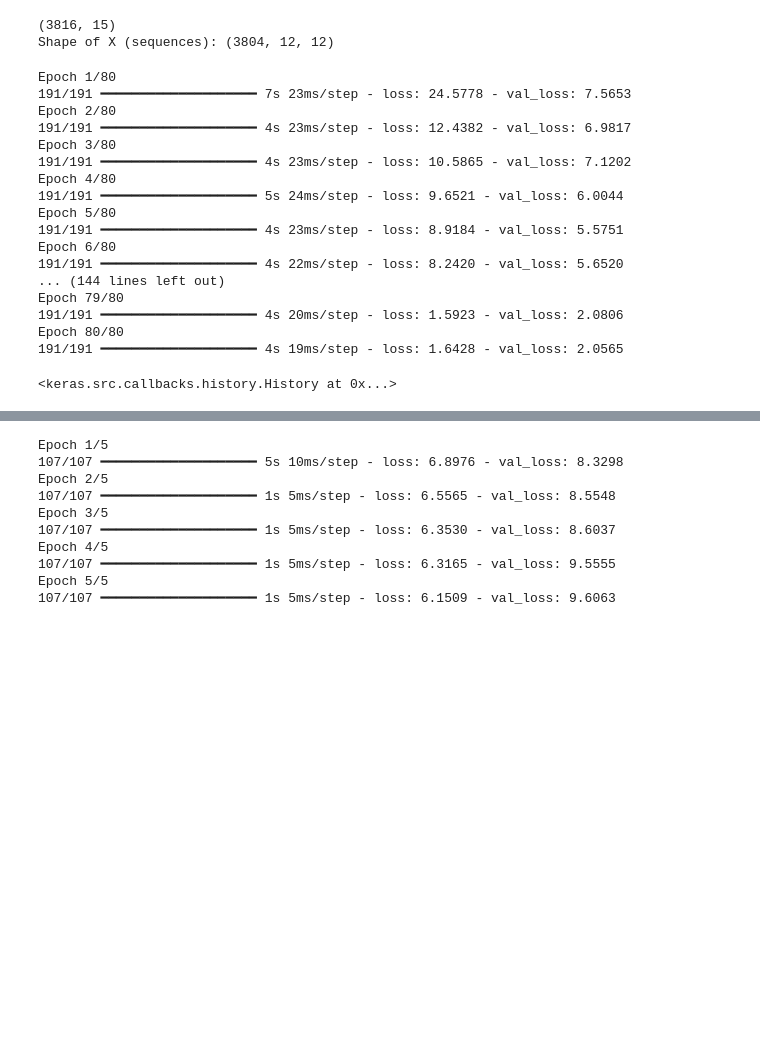
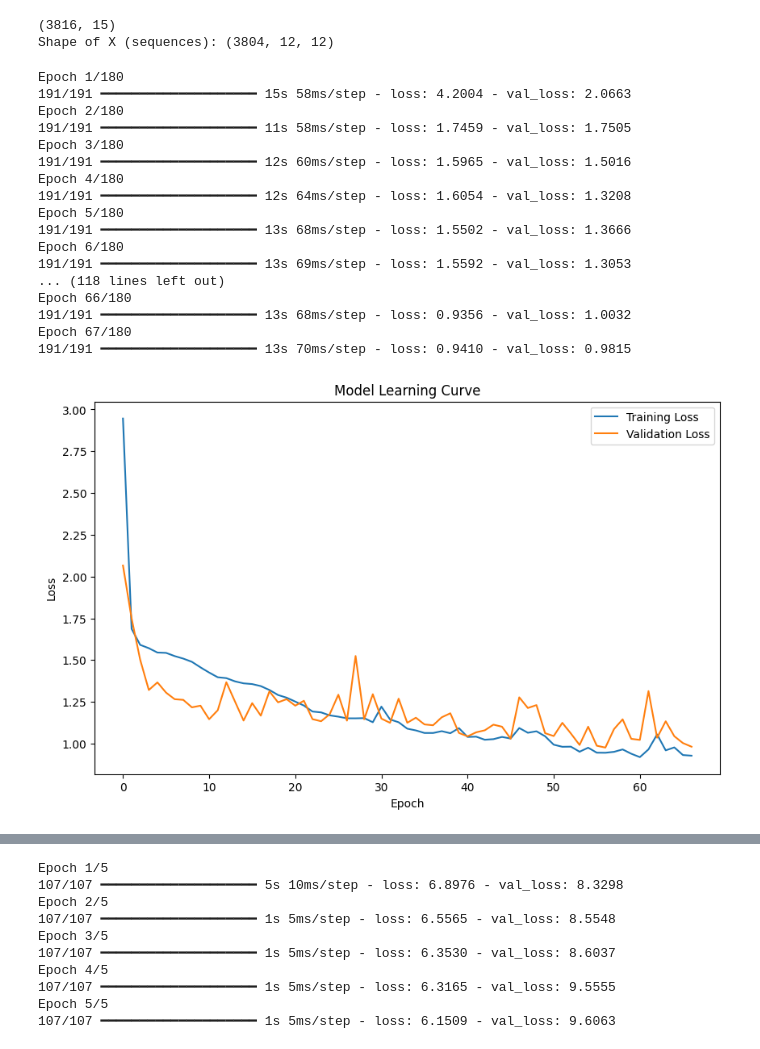
Before and after one commit to malcolmdzimati/Contextual-Behavioural-Biometrics, a Jupyter notebook: data_prep/behavioral_biometrics.ipynb, the cells around one changed output, grey strips where cells are left out. Cells and saved outputs as stored; diff of their text form; code cells hidden in the pictures; blank space fills up the shorter version.

```diff
--- a/data_prep/behavioral_biometrics.ipynb
+++ b/data_prep/behavioral_biometrics.ipynb
@@ -352,27 +368,47 @@ def create_lstm_autoencoder(timesteps, n_features, latent_dim):
 # Instantiate and compile the model
 latent_dim = 32
 global_autoencoder = create_lstm_autoencoder(SEQ_LENGTH, X.shape[2], latent_dim)
-global_autoencoder.compile(optimizer=Adam(learning_rate=0.001), loss='mse')
+lr_schedule = ExponentialDecay(
+    initial_learning_rate=0.001, decay_steps=10000, decay_rate=0.9
+)
+
+# Compile with Adam and learning rate scheduler
+global_autoencoder.compile(optimizer=Adam(learning_rate=lr_schedule), loss='mae')
+
+# Optionally add Early Stopping for training
+early_stopping = EarlyStopping(monitor='val_loss', patience=10, restore_best_weights=True)
 
 # Assuming 'global_transaction_data' is the dataset for general training (preprocessed)
 # Train the global model
-global_autoencoder.fit(X, X, epochs=80, batch_size=16, validation_split=0.2)
+histogram_global = global_autoencoder.fit(X, X, epochs=180, batch_size=16, validation_split=0.2, callbacks=[early_stopping])
 # %% [output]
-Epoch 1/80
-191/191 ━━━━━━━━━━━━━━━━━━━━ 7s 23ms/step - loss: 24.5778 - val_loss: 7.5653
-Epoch 2/80
-191/191 ━━━━━━━━━━━━━━━━━━━━ 4s 23ms/step - loss: 12.4382 - val_loss: 6.9817
-Epoch 3/80
-191/191 ━━━━━━━━━━━━━━━━━━━━ 4s 23ms/step - loss: 10.5865 - val_loss: 7.1202
-Epoch 4/80
-191/191 ━━━━━━━━━━━━━━━━━━━━ 5s 24ms/step - loss: 9.6521 - val_loss: 6.0044
-Epoch 5/80
-191/191 ━━━━━━━━━━━━━━━━━━━━ 4s 23ms/step - loss: 8.9184 - val_loss: 5.5751
-Epoch 6/80
-191/191 ━━━━━━━━━━━━━━━━━━━━ 4s 22ms/step - loss: 8.2420 - val_loss: 5.6520
-... (144 lines left out)
-Epoch 79/80
-191/191 ━━━━━━━━━━━━━━━━━━━━ 4s 20ms/step - loss: 1.5923 - val_loss: 2.0806
-Epoch 80/80
-191/191 ━━━━━━━━━━━━━━━━━━━━ 4s 19ms/step - loss: 1.6428 - val_loss: 2.0565
+Epoch 1/180
+191/191 ━━━━━━━━━━━━━━━━━━━━ 15s 58ms/step - loss: 4.2004 - val_loss: 2.0663
+Epoch 2/180
+191/191 ━━━━━━━━━━━━━━━━━━━━ 11s 58ms/step - loss: 1.7459 - val_loss: 1.7505
+Epoch 3/180
+191/191 ━━━━━━━━━━━━━━━━━━━━ 12s 60ms/step - loss: 1.5965 - val_loss: 1.5016
+Epoch 4/180
+191/191 ━━━━━━━━━━━━━━━━━━━━ 12s 64ms/step - loss: 1.6054 - val_loss: 1.3208
+Epoch 5/180
+191/191 ━━━━━━━━━━━━━━━━━━━━ 13s 68ms/step - loss: 1.5502 - val_loss: 1.3666
+Epoch 6/180
+191/191 ━━━━━━━━━━━━━━━━━━━━ 13s 69ms/step - loss: 1.5592 - val_loss: 1.3053
+... (118 lines left out)
+Epoch 66/180
+191/191 ━━━━━━━━━━━━━━━━━━━━ 13s 68ms/step - loss: 0.9356 - val_loss: 1.0032
+Epoch 67/180
+191/191 ━━━━━━━━━━━━━━━━━━━━ 13s 70ms/step - loss: 0.9410 - val_loss: 0.9815
-<keras.src.callbacks.history.History at 0x...>
+# %%
+import matplotlib.pyplot as plt
+
+plt.figure(figsize=(10, 6))
+plt.plot(histogram_global.history['loss'], label='Training Loss')
+plt.plot(histogram_global.history['val_loss'], label='Validation Loss')
+plt.xlabel('Epoch')
+plt.ylabel('Loss')
+plt.title('Model Learning Curve')
+plt.legend()
+plt.show()
+# %% [output]
+[figure, added]
```
Also changed, not shown: parts of 4 cells of this notebook, 2 other files.
